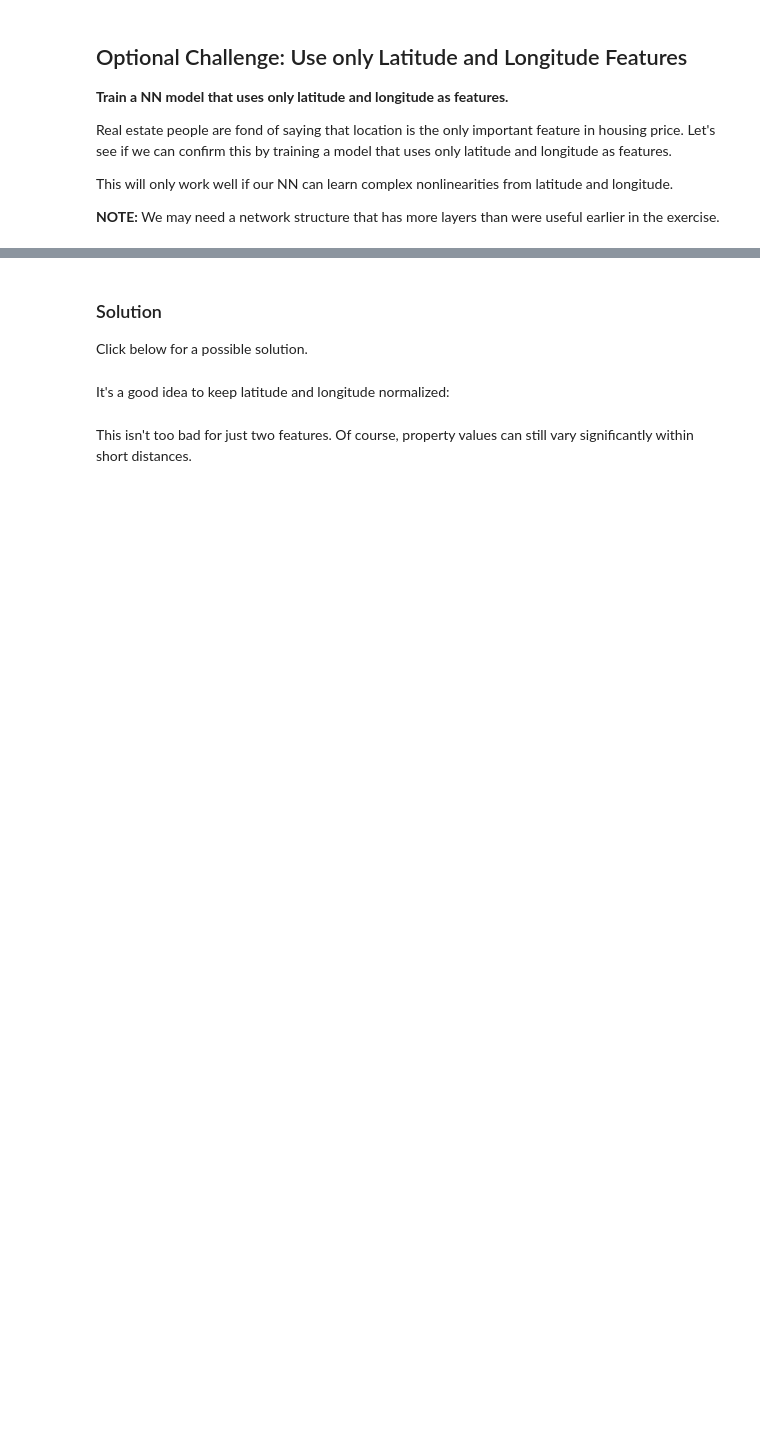
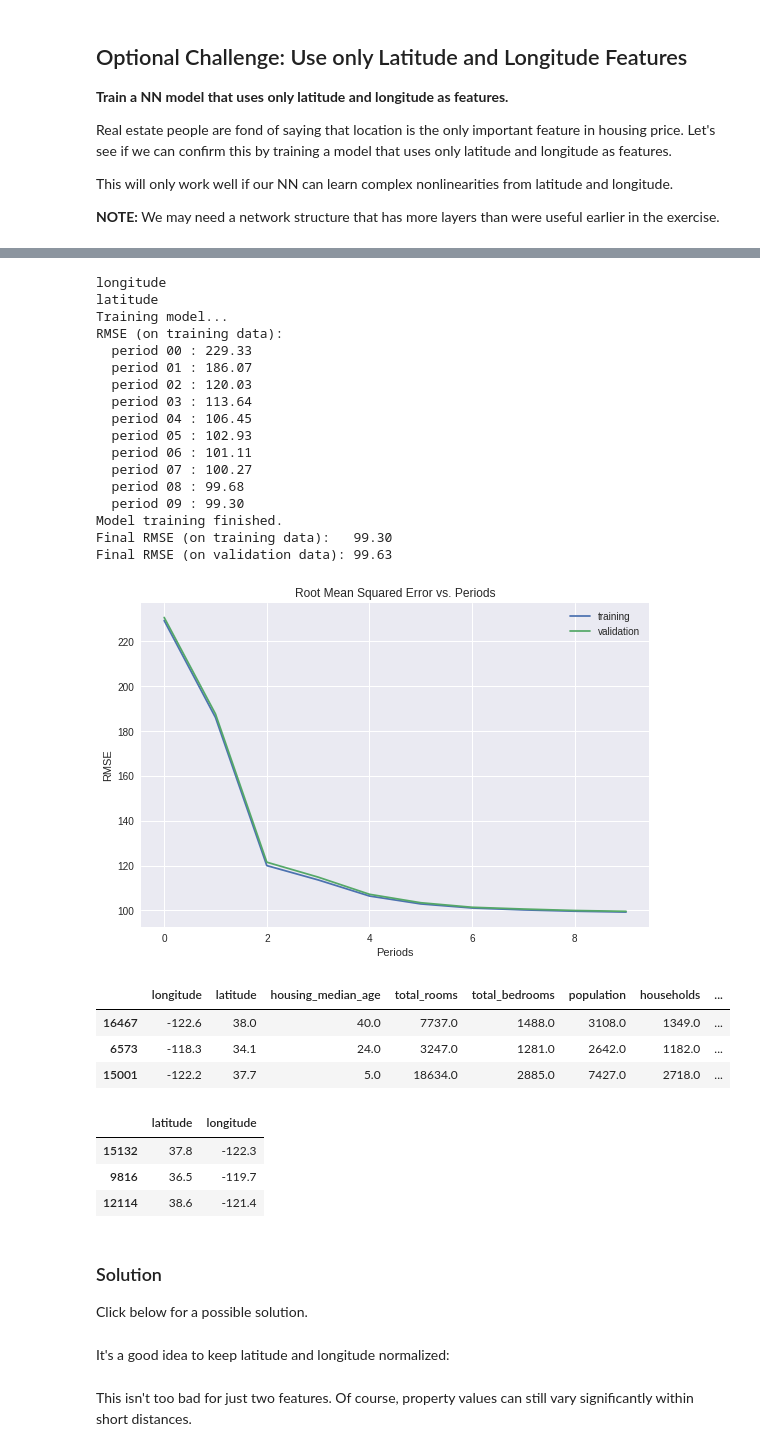
Before and after one commit to tenvol/tsf00, a Jupyter notebook: improving_neural_net_performance.ipynb, the cells around one changed output, grey strips where cells are left out. Saved outputs shown, nothing was run; the diff lists cells and outputs as text; code cells hidden in the pictures; blank space fills up the shorter version.

```diff
--- a/improving_neural_net_performance.ipynb
+++ b/improving_neural_net_performance.ipynb
@@ -936,3 +1123,80 @@ This will only work well if our NN can learn complex nonlinearities from latitud
+# %%
+def normalize(examples_dataframe):
+  """Returns a version of the input `DataFrame` that has all its features normalized."""
+  #
+  # YOUR CODE HERE: Normalize the inputs.
+  #
+  #pass
+  threshold = 0.0
+  chdf_normalized = pd.DataFrame()
+  for col_name in examples_dataframe:
+    #chdf_normalized[str(col_name)] = log_normalize(examples_dataframe[str(col_name)])
+    chdf_normalized[str(col_name)] = z_score_normalize(examples_dataframe[str(col_name)])
+    #chdf_normalized[str(col_name)] = binary_threshold(examples_dataframe[str(col_name)], threshold)
+  return chdf_normalized
+# %%
+def normalize_linear_scale(examples_dataframe):
+  """Returns a version of the input `DataFrame` that has all its features normalized linearly."""
+  #
+  # Your code here: normalize the inputs.
+  #
+  # pass
+  chdf_normalized = pd.DataFrame()
+  for col_name in examples_dataframe:
+    print(str(col_name))
+    chdf_normalized[str(col_name)] = linear_scale(examples_dataframe[str(col_name)])
+
+
+  return chdf_normalized
+
+#normalized_dataframe = normalize_linear_scale(preprocess_features(california_housing_dataframe[['longitude', 'latitude']]))
+normalized_dataframe = normalize(normalize_linear_scale(california_housing_dataframe[['longitude', 'latitude']]))
+
+normalized_training_examples = normalized_dataframe.head(12000)
+normalized_validation_examples = normalized_dataframe.tail(5000)
+
+_ = train_nn_regression_model(
+    my_optimizer=tf.train.GradientDescentOptimizer(learning_rate=0.001),
+    steps=5000,
+    batch_size=70,
+    hidden_units=[10, 10, 7],
+    training_examples=normalized_training_examples,
+    training_targets=training_targets,
+    validation_examples=normalized_validation_examples,
+    validation_targets=validation_targets)
+# %% [output]
+longitude
+latitude
+Training model...
+RMSE (on training data):
+  period 00 : 229.33
+  period 01 : 186.07
+  period 02 : 120.03
+  period 03 : 113.64
+  period 04 : 106.45
+  period 05 : 102.93
+  period 06 : 101.11
+  period 07 : 100.27
+  period 08 : 99.68
+  period 09 : 99.30
+Model training finished.
+Final RMSE (on training data):   99.30
+Final RMSE (on validation data): 99.63
+[figure, added]
+# %%
+california_housing_dataframe.head(3)
+# %% [output]
+|  | longitude | latitude | housing_median_age | total_rooms | total_bedrooms | population | households | ... |
+| 16467 | -122.6 | 38.0 | 40.0 | 7737.0 | 1488.0 | 3108.0 | 1349.0 | ... |
+| 6573 | -118.3 | 34.1 | 24.0 | 3247.0 | 1281.0 | 2642.0 | 1182.0 | ... |
+| 15001 | -122.2 | 37.7 | 5.0 | 18634.0 | 2885.0 | 7427.0 | 2718.0 | ... |
+# %%
+california_housing_dataframe[['latitude', 'longitude']].tail(3)
+# %% [output]
+|  | latitude | longitude |
+| 15132 | 37.8 | -122.3 |
+| 9816 | 36.5 | -119.7 |
+| 12114 | 38.6 | -121.4 |
 # %% [markdown]
 ### Solution
 
```
Also changed, not shown: parts of 26 cells of this notebook.
